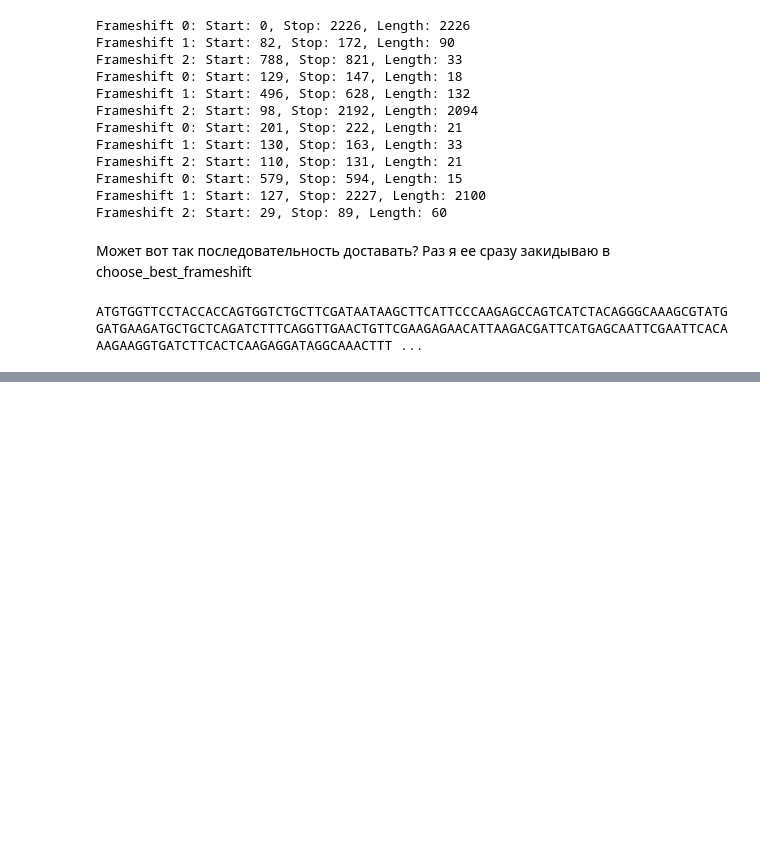
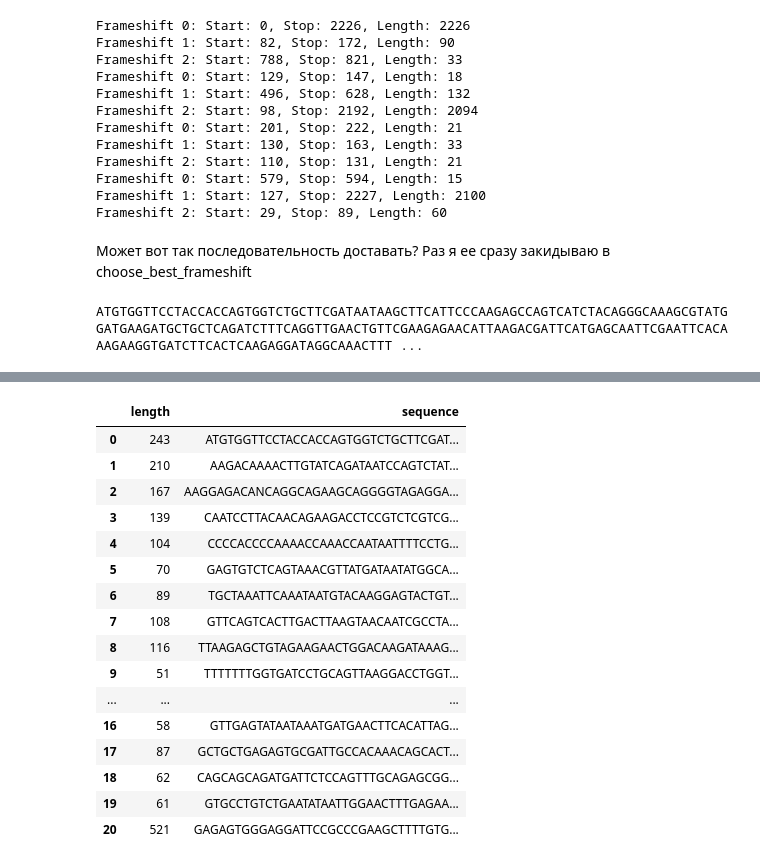
Before and after one commit to ArtemVaska/Diploma, a Jupyter notebook: Scripts/nxf1_table_processing.ipynb, the cells around one changed output, grey strips where cells are left out. Cells and saved outputs as stored; diff of their text form; code cells hidden in the pictures; blank space fills up the shorter version.

```diff
--- a/Scripts/nxf1_table_processing.ipynb
+++ b/Scripts/nxf1_table_processing.ipynb
@@ -119,0 +230,20 @@ ATGTGGTTCCTACCACCAGTGGTCTGCTTCGATAATAAGCTTCATTCCCAAGAGCCAGTCATCTACAGGGCAAAGCGTAT
+# %%
+df_stylophora_pistillata
+# %% [output]
+|  | length | sequence |
+| 0 | 243 | ATGTGGTTCCTACCACCAGTGGTCTGCTTCGAT... |
+| 1 | 210 | AAGACAAAACTTGTATCAGATAATCCAGTCTAT... |
+| 2 | 167 | AAGGAGACANCAGGCAGAAGCAGGGGTAGAGGA... |
+| 3 | 139 | CAATCCTTACAACAGAAGACCTCCGTCTCGTCG... |
+| 4 | 104 | CCCCACCCCAAAACCAAACCAATAATTTTCCTG... |
+| 5 | 70 | GAGTGTCTCAGTAAACGTTATGATAATATGGCA... |
+| 6 | 89 | TGCTAAATTCAAATAATGTACAAGGAGTACTGT... |
+| 7 | 108 | GTTCAGTCACTTGACTTAAGTAACAATCGCCTA... |
+| 8 | 116 | TTAAGAGCTGTAGAAGAACTGGACAAGATAAAG... |
+| 9 | 51 | TTTTTTTGGTGATCCTGCAGTTAAGGACCTGGT... |
+| ... | ... | ... |
+| 16 | 58 | GTTGAGTATAATAAATGATGAACTTCACATTAG... |
+| 17 | 87 | GCTGCTGAGAGTGCGATTGCCACAAACAGCACT... |
+| 18 | 62 | CAGCAGCAGATGATTCTCCAGTTTGCAGAGCGG... |
+| 19 | 61 | GTGCCTGTCTGAATATAATTGGAACTTTGAGAA... |
+| 20 | 521 | GAGAGTGGGAGGATTCCGCCCGAAGCTTTTGTG... |
```
Also changed, not shown: parts of 45 cells of this notebook.
